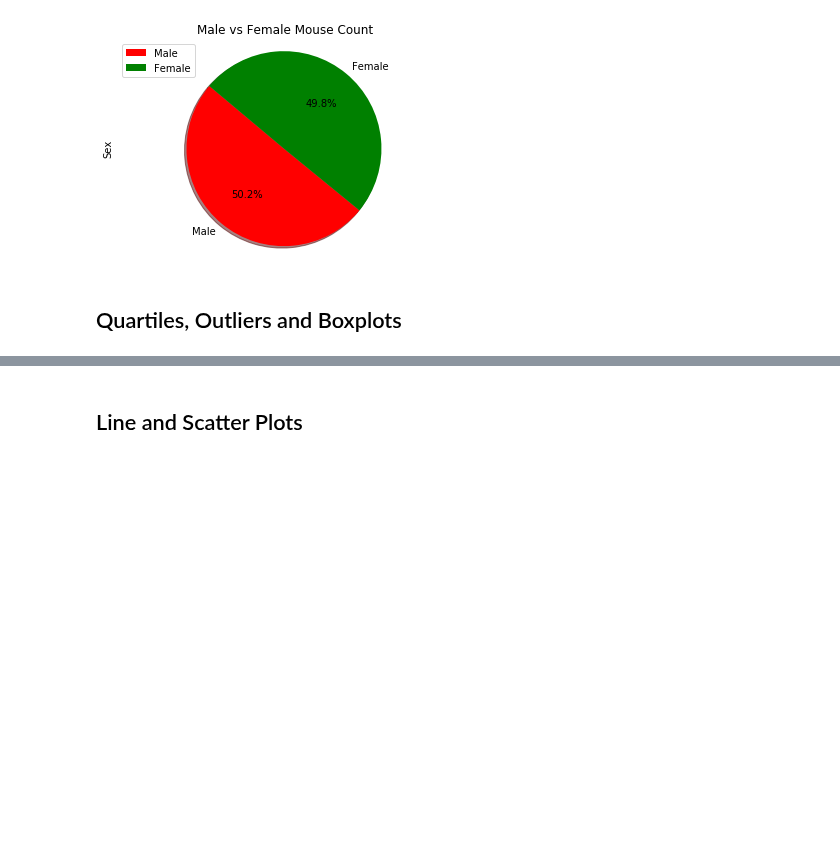
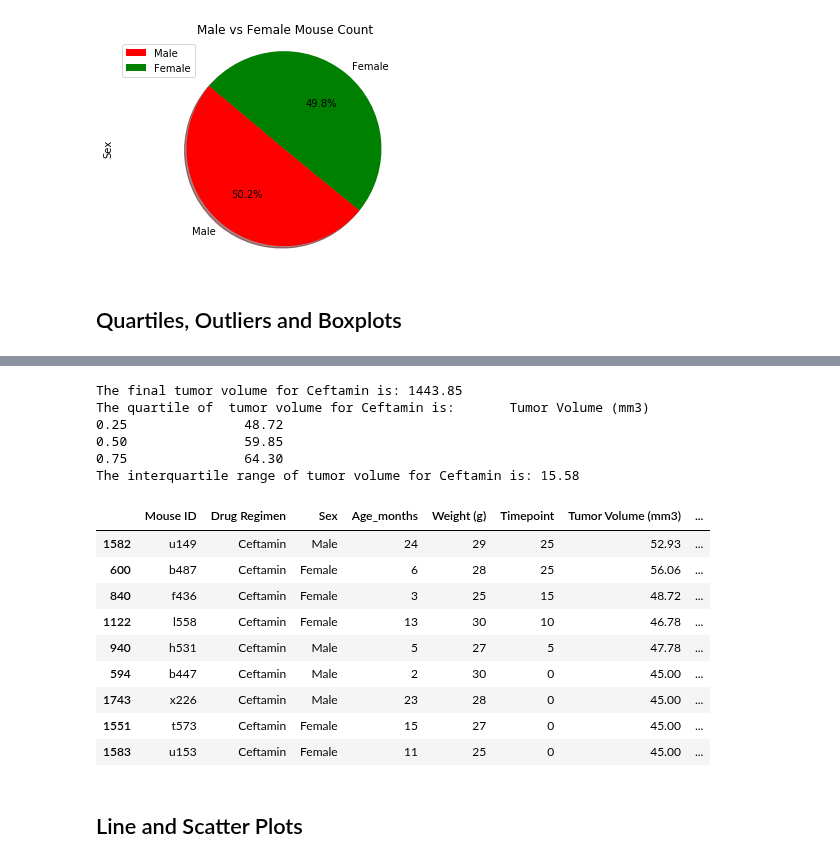
Before and after one commit to olivesun1213/Matplotlib, a Jupyter notebook: Unit 05 - Matplotlib_Homework_Instructions_Pymaceuticals_pymaceuticals_starter.ipynb, the cells around one changed output, grey strips where cells are left out. Saved outputs shown, nothing was run; the diff lists cells and outputs as text; code cells hidden in the pictures; blank space fills up the shorter version.

```diff
--- a/Unit 05 - Matplotlib_Homework_Instructions_Pymaceuticals_pymaceuticals_starter.ipynb
+++ b/Unit 05 - Matplotlib_Homework_Instructions_Pymaceuticals_pymaceuticals_starter.ipynb
@@ -321,3 +402,39 @@ The interquartile range of tumor volume for Capomlin is: 7.78
+# %%
+#Ceftamin
+Ceftamin_Table = newtable.loc[newtable["Drug Regimen"] == "Ceftamin", :]
+sortby_TimePoint3 = Ceftamin_Table.sort_values(by="Timepoint", ascending=False)
+pd.to_numeric(sortby_TimePoint3["Timepoint"])
+CEfinaltable=sortby_TimePoint3.drop_duplicates("Mouse ID")
+Ceftamin_Final_Tumor_Volume=CEfinaltable["Tumor Volume (mm3)"].sum()
+Ceftamin_Quarteriles=pd.DataFrame(CEfinaltable["Tumor Volume (mm3)"].quantile([.25,.5,.75]))
+CEQ1=CEfinaltable["Tumor Volume (mm3)"].quantile(0.25)
+CEQ3=CEfinaltable["Tumor Volume (mm3)"].quantile(0.75)
+CEIQR=CEQ3-CEQ1
+CE_lower_bound = CEQ1 - (1.5*CEIQR)
+CE_upper_bound = CEQ3 + (1.5*CEIQR)
+print(f"The final tumor volume for Ceftamin is: {round(Ceftamin_Final_Tumor_Volume,2)}")
+print(f"The quartile of  tumor volume for Ceftamin is: {Ceftamin_Quarteriles}")
+print(f"The interquartile range of tumor volume for Ceftamin is: {round(CEIQR,2)}")
+
+outlier_Ceftamin = CEfinaltable.loc[(CEfinaltable["Timepoint"] < CE_lower_bound) | (CEfinaltable["Timepoint"] > CE_upper_bound)]
+outlier_Ceftamin
+# %% [output]
+The final tumor volume for Ceftamin is: 1443.85
+The quartile of  tumor volume for Ceftamin is:       Tumor Volume (mm3)
+0.25               48.72
+0.50               59.85
+0.75               64.30
+The interquartile range of tumor volume for Ceftamin is: 15.58
+|  | Mouse ID | Drug Regimen | Sex | Age_months | Weight (g) | Timepoint | Tumor Volume (mm3) | ... |
+| 1582 | u149 | Ceftamin | Male | 24 | 29 | 25 | 52.93 | ... |
+| 600 | b487 | Ceftamin | Female | 6 | 28 | 25 | 56.06 | ... |
+| 840 | f436 | Ceftamin | Female | 3 | 25 | 15 | 48.72 | ... |
+| 1122 | l558 | Ceftamin | Female | 13 | 30 | 10 | 46.78 | ... |
+| 940 | h531 | Ceftamin | Male | 5 | 27 | 5 | 47.78 | ... |
+| 594 | b447 | Ceftamin | Male | 2 | 30 | 0 | 45.00 | ... |
+| 1743 | x226 | Ceftamin | Male | 23 | 28 | 0 | 45.00 | ... |
+| 1551 | t573 | Ceftamin | Female | 15 | 27 | 0 | 45.00 | ... |
+| 1583 | u153 | Ceftamin | Female | 11 | 25 | 0 | 45.00 | ... |
 # %%
 # Generate a box plot of the final tumor volume of each mouse across four regimens of interest
 # %% [markdown]
```
Also changed, not shown: parts of 3 cells of this notebook.
